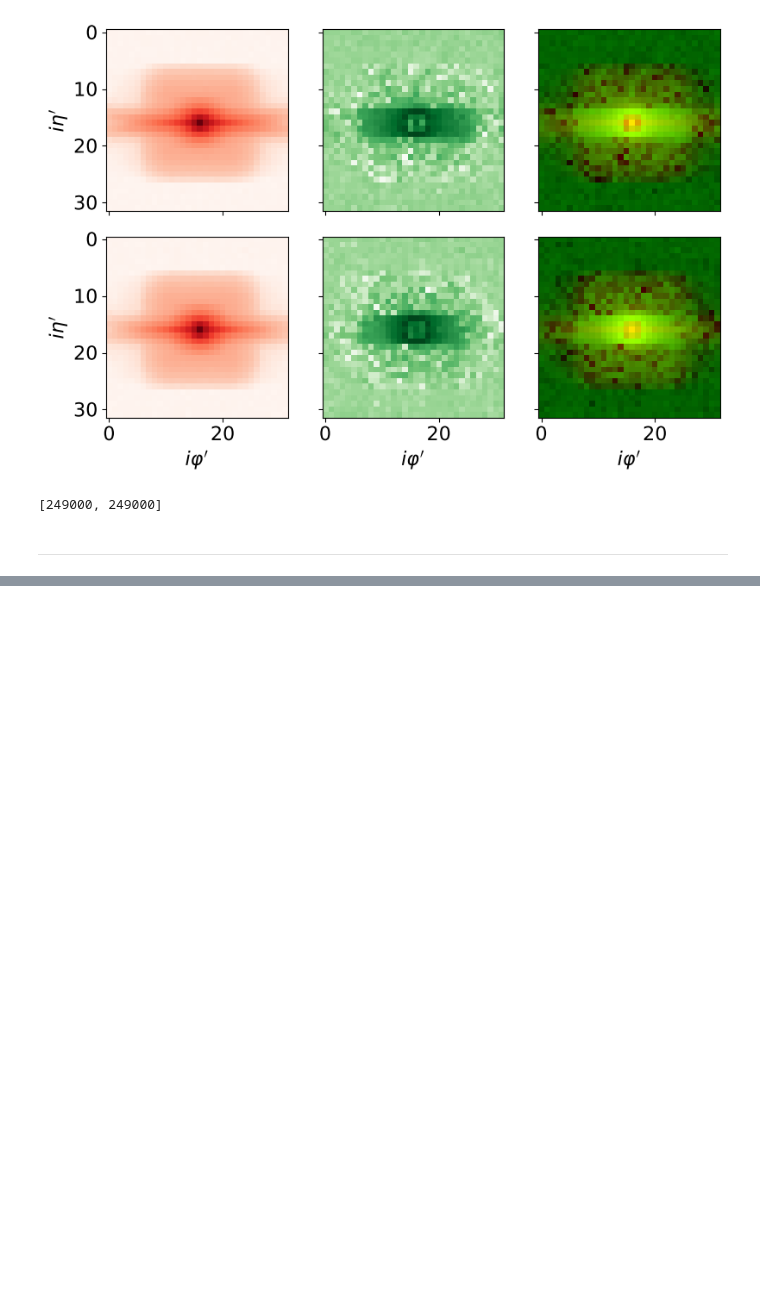
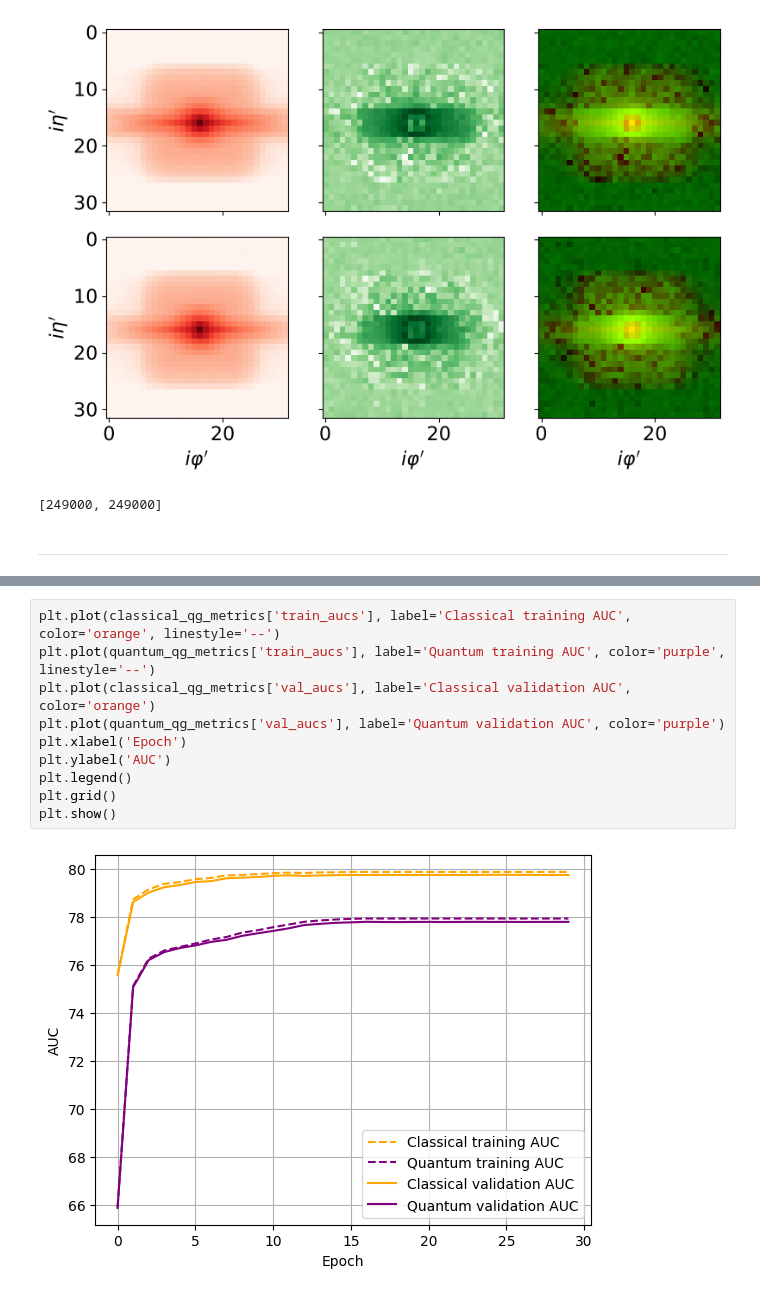
Before and after one commit to salcc/QuantumTransformers, a Jupyter notebook: notebooks/visualizations.ipynb, the cells around one changed output, grey strips where cells are left out. Saved outputs shown, nothing was run; the diff lists cells and outputs as text; blank space fills up the shorter version.

```diff
--- a/notebooks/visualizations.ipynb
+++ b/notebooks/visualizations.ipynb
@@ -178 +202,13 @@ ep_ns
+# %%
+plt.plot(classical_qg_metrics['train_aucs'], label='Classical training AUC', color='orange', linestyle='--')
+plt.plot(quantum_qg_metrics['train_aucs'], label='Quantum training AUC', color='purple', linestyle='--')
+plt.plot(classical_qg_metrics['val_aucs'], label='Classical validation AUC', color='orange')
+plt.plot(quantum_qg_metrics['val_aucs'], label='Quantum validation AUC', color='purple')
+plt.xlabel('Epoch')
+plt.ylabel('AUC')
+plt.legend()
+plt.grid()
+plt.show()
+# %% [output]
+[figure, added]
 # %%
```
Also changed, not shown: parts of 4 cells of this notebook, 3 other files.
